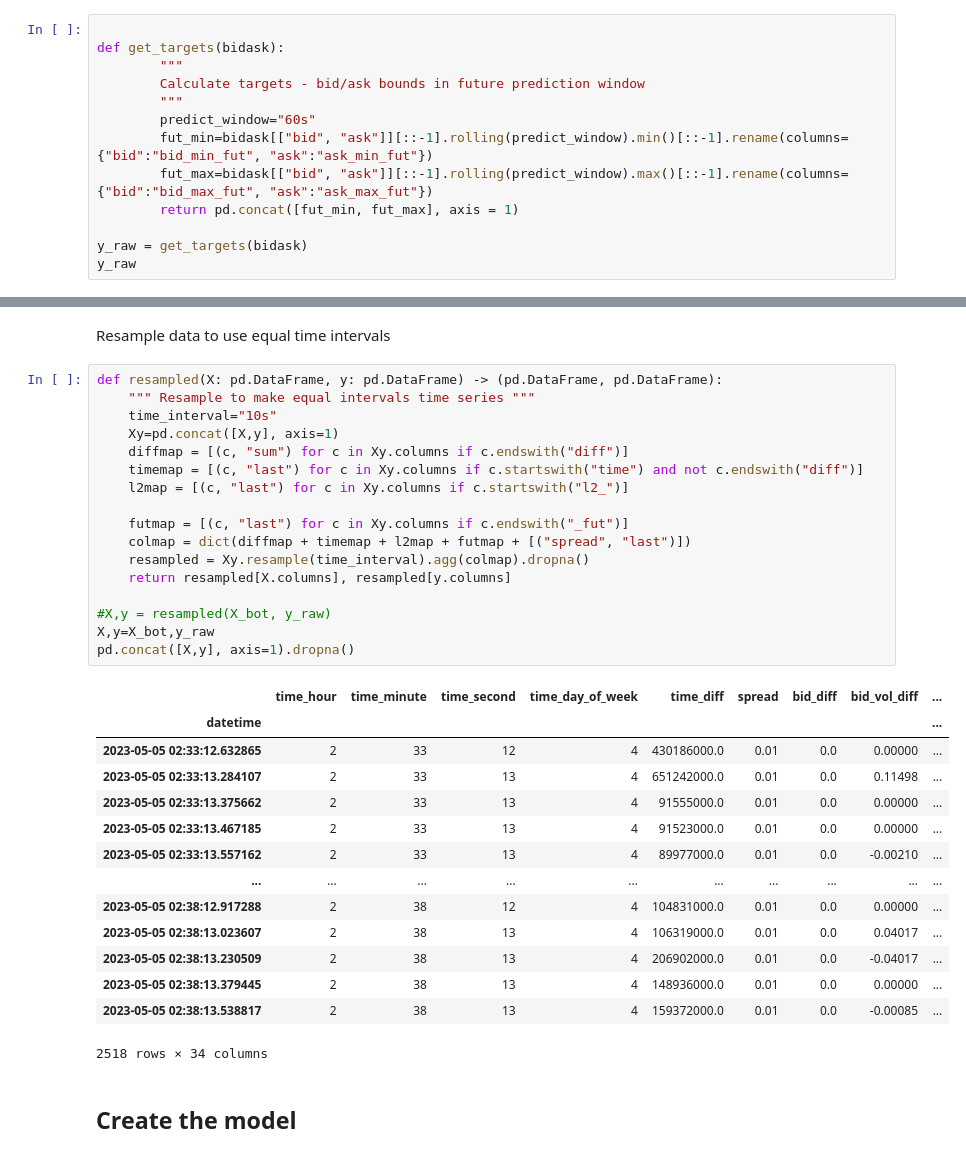
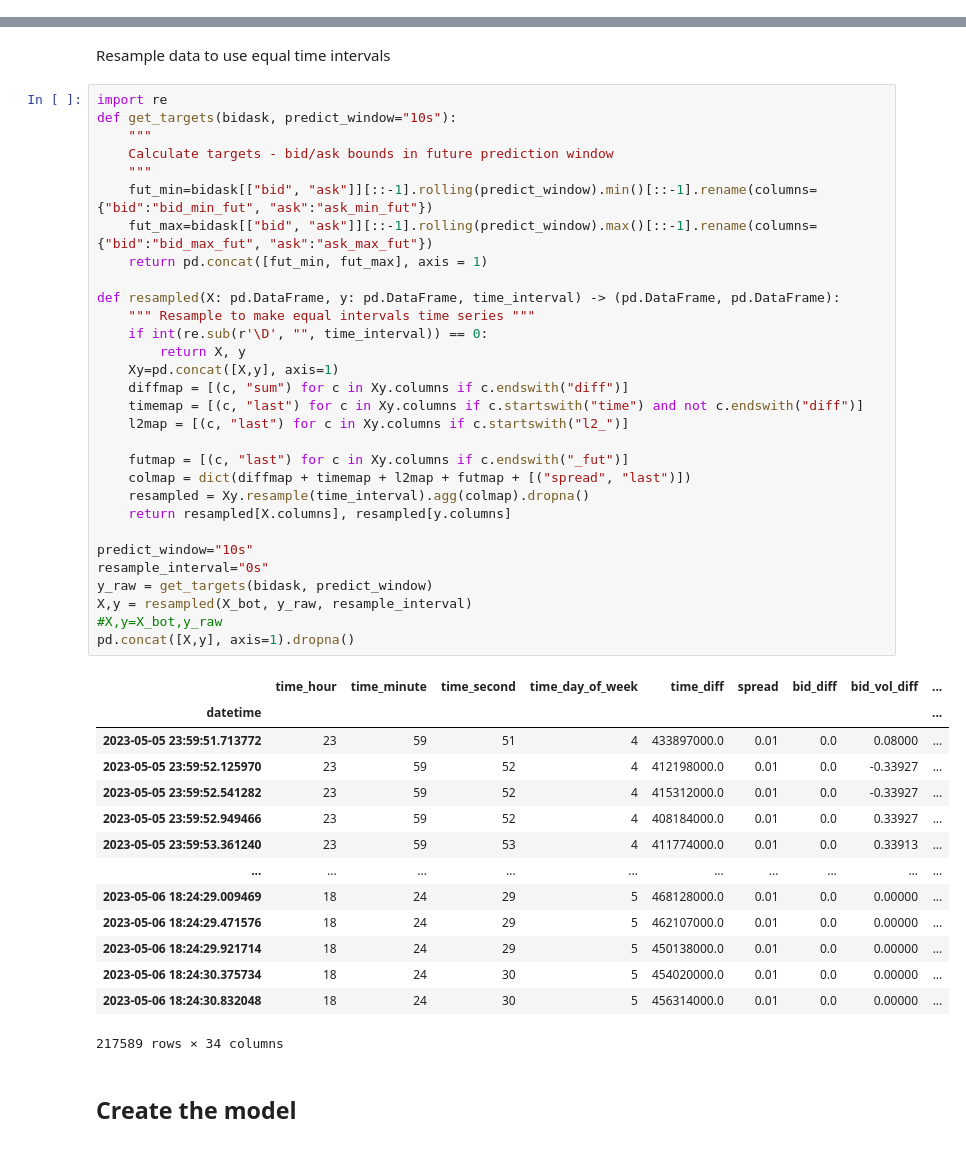
Before and after one commit to DmitryPukhov/pytrade2, a Jupyter notebook: analysis/Predict low high models.ipynb, the cells around one changed output, grey strips where cells are left out. Saved outputs shown, nothing was run; the diff lists cells and outputs as text.

```diff
--- a/analysis/Predict low high models.ipynb
+++ b/analysis/Predict low high models.ipynb
@@ -83,13 +82,0 @@ bidask
-# %%
-
-def get_targets(bidask):
-        """
-        Calculate targets - bid/ask bounds in future prediction window
-        """
-        predict_window="60s"
-        fut_min=bidask[["bid", "ask"]][::-1].rolling(predict_window).min()[::-1].rename(columns={"bid":"bid_min_fut", "ask":"ask_min_fut"})
-        fut_max=bidask[["bid", "ask"]][::-1].rolling(predict_window).max()[::-1].rename(columns={"bid":"bid_max_fut", "ask":"ask_max_fut"})
-        return pd.concat([fut_min, fut_max], axis = 1)
-
-y_raw = get_targets(bidask)
-y_raw
@@ -111,37 +83,50 @@ y_raw
 # %% [markdown]
 Resample data to use equal time intervals
 # %%
-def resampled(X: pd.DataFrame, y: pd.DataFrame) -> (pd.DataFrame, pd.DataFrame):
+import re
+def get_targets(bidask, predict_window="10s"):
+    """
+    Calculate targets - bid/ask bounds in future prediction window
+    """
+    fut_min=bidask[["bid", "ask"]][::-1].rolling(predict_window).min()[::-1].rename(columns={"bid":"bid_min_fut", "ask":"ask_min_fut"})
+    fut_max=bidask[["bid", "ask"]][::-1].rolling(predict_window).max()[::-1].rename(columns={"bid":"bid_max_fut", "ask":"ask_max_fut"})
+    return pd.concat([fut_min, fut_max], axis = 1)
+
+def resampled(X: pd.DataFrame, y: pd.DataFrame, time_interval) -> (pd.DataFrame, pd.DataFrame):
     """ Resample to make equal intervals time series """
-    time_interval="10s"
+    if int(re.sub(r'\D', "", time_interval)) == 0:
+        return X, y
     Xy=pd.concat([X,y], axis=1)
     diffmap = [(c, "sum") for c in Xy.columns if c.endswith("diff")]
     timemap = [(c, "last") for c in Xy.columns if c.startswith("time") and not c.endswith("diff")]
     l2map = [(c, "last") for c in Xy.columns if c.startswith("l2_")]
 
     futmap = [(c, "last") for c in Xy.columns if c.endswith("_fut")]
     colmap = dict(diffmap + timemap + l2map + futmap + [("spread", "last")])
     resampled = Xy.resample(time_interval).agg(colmap).dropna()
     return resampled[X.columns], resampled[y.columns]
 
-#X,y = resampled(X_bot, y_raw)
-X,y=X_bot,y_raw
+predict_window="10s"
+resample_interval="0s"
+y_raw = get_targets(bidask, predict_window)
+X,y = resampled(X_bot, y_raw, resample_interval)
+#X,y=X_bot,y_raw
 pd.concat([X,y], axis=1).dropna()
 # %% [output]
 |  | time_hour | time_minute | time_second | time_day_of_week | time_diff | spread | bid_diff | bid_vol_diff | ... |
 | datetime |  |  |  |  |  |  |  |  | ... |
-| 2023-05-05 02:33:12.632865 | 2 | 33 | 12 | 4 | 430186000.0 | 0.01 | 0.0 | 0.00000 | ... |
-| 2023-05-05 02:33:13.284107 | 2 | 33 | 13 | 4 | 651242000.0 | 0.01 | 0.0 | 0.11498 | ... |
-| 2023-05-05 02:33:13.375662 | 2 | 33 | 13 | 4 | 91555000.0 | 0.01 | 0.0 | 0.00000 | ... |
-| 2023-05-05 02:33:13.467185 | 2 | 33 | 13 | 4 | 91523000.0 | 0.01 | 0.0 | 0.00000 | ... |
-| 2023-05-05 02:33:13.557162 | 2 | 33 | 13 | 4 | 89977000.0 | 0.01 | 0.0 | -0.00210 | ... |
+| 2023-05-05 23:59:51.713772 | 23 | 59 | 51 | 4 | 433897000.0 | 0.01 | 0.0 | 0.08000 | ... |
+| 2023-05-05 23:59:52.125970 | 23 | 59 | 52 | 4 | 412198000.0 | 0.01 | 0.0 | -0.33927 | ... |
+| 2023-05-05 23:59:52.541282 | 23 | 59 | 52 | 4 | 415312000.0 | 0.01 | 0.0 | -0.33927 | ... |
+| 2023-05-05 23:59:52.949466 | 23 | 59 | 52 | 4 | 408184000.0 | 0.01 | 0.0 | 0.33927 | ... |
+| 2023-05-05 23:59:53.361240 | 23 | 59 | 53 | 4 | 411774000.0 | 0.01 | 0.0 | 0.33913 | ... |
 | ... | ... | ... | ... | ... | ... | ... | ... | ... | ... |
-| 2023-05-05 02:38:12.917288 | 2 | 38 | 12 | 4 | 104831000.0 | 0.01 | 0.0 | 0.00000 | ... |
-| 2023-05-05 02:38:13.023607 | 2 | 38 | 13 | 4 | 106319000.0 | 0.01 | 0.0 | 0.04017 | ... |
-| 2023-05-05 02:38:13.230509 | 2 | 38 | 13 | 4 | 206902000.0 | 0.01 | 0.0 | -0.04017 | ... |
-| 2023-05-05 02:38:13.379445 | 2 | 38 | 13 | 4 | 148936000.0 | 0.01 | 0.0 | 0.00000 | ... |
-| 2023-05-05 02:38:13.538817 | 2 | 38 | 13 | 4 | 159372000.0 | 0.01 | 0.0 | -0.00085 | ... |
+| 2023-05-06 18:24:29.009469 | 18 | 24 | 29 | 5 | 468128000.0 | 0.01 | 0.0 | 0.00000 | ... |
+| 2023-05-06 18:24:29.471576 | 18 | 24 | 29 | 5 | 462107000.0 | 0.01 | 0.0 | 0.00000 | ... |
+| 2023-05-06 18:24:29.921714 | 18 | 24 | 29 | 5 | 450138000.0 | 0.01 | 0.0 | 0.00000 | ... |
+| 2023-05-06 18:24:30.375734 | 18 | 24 | 30 | 5 | 454020000.0 | 0.01 | 0.0 | 0.00000 | ... |
+| 2023-05-06 18:24:30.832048 | 18 | 24 | 30 | 5 | 456314000.0 | 0.01 | 0.0 | 0.00000 | ... |
-2518 rows × 34 columns
+217589 rows × 34 columns
 # %% [markdown]
 ## Create the model
 # %%
```
Also changed, not shown: parts of 3 cells of this notebook, 1 other file.
